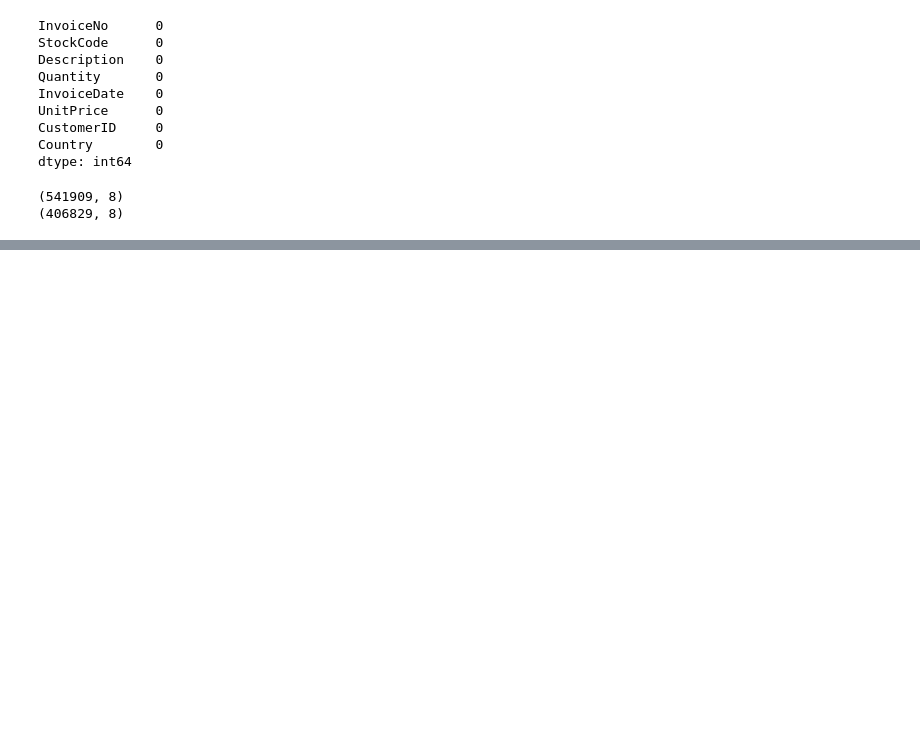
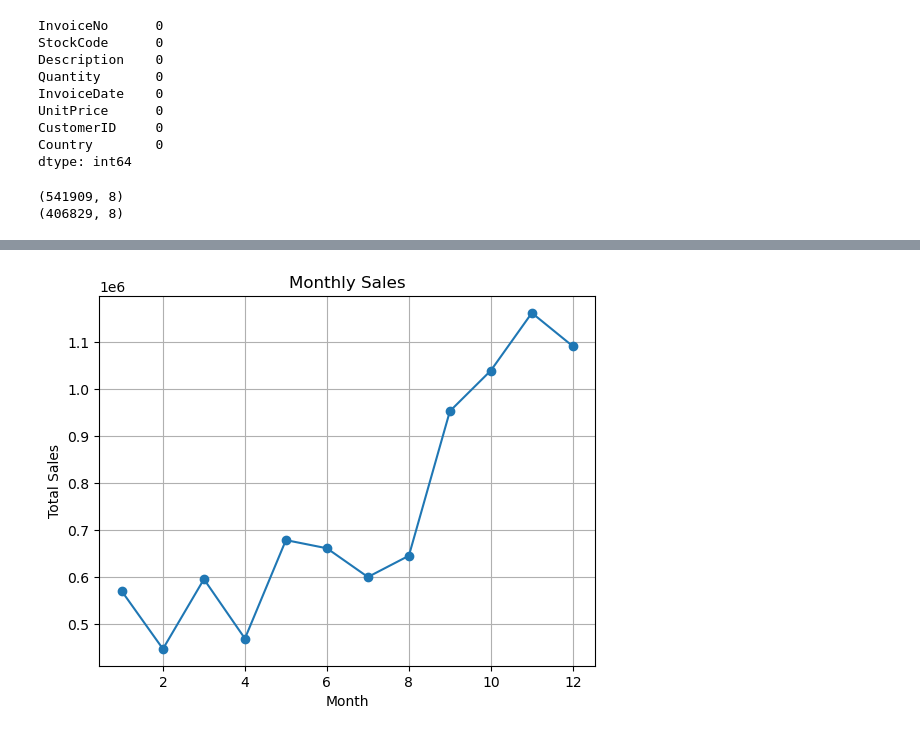
Before and after one commit to chanduka99/Retail_Data_Analysis, a Jupyter notebook: LargeScaleDataAnalysis.ipynb, the cells around one changed output, grey strips where cells are left out. Saved outputs shown, nothing was run; the diff lists cells and outputs as text; code cells hidden in the pictures; blank space fills up the shorter version.

Commit message:
Monthly sales analysis

```diff
--- a/LargeScaleDataAnalysis.ipynb
+++ b/LargeScaleDataAnalysis.ipynb
@@ -288,0 +380,4 @@ print(df2.shape)
+# %%
+# these seems to be refunds or so. we will remove these assuming these are refunds
+df3 = df2[df2.Quantity>0]
+df3.describe()
@@ -288,0 +432,4 @@ print(df2.shape)
+# %%
+df4 = df3.copy()
+df4["TotalSales"] = df4["Quantity"]*df4["UnitPrice"];
+df4
@@ -288,0 +454,4 @@ print(df2.shape)
+# %%
+df4["Month"]=df4["InvoiceDate"].dt.month
+# let's see if the month is correctly shown by taking a random sample
+df4.sample(5)
@@ -288,0 +465,3 @@ print(df2.shape)
+# %%
+monthly_sales = df4.groupby("Month")["TotalSales"].sum()
+monthly_sales
@@ -288,0 +483,8 @@ print(df2.shape)
+# %%
+monthly_sales.plot(kind="line",title="Monthly Sales",marker="o")
+plt.xlabel("Month")
+plt.ylabel("Total Sales")
+plt.grid()
+plt.show()
+# %% [output]
+[figure, added]
```
Also changed, not shown: parts of 21 cells of this notebook, 1 other file.
